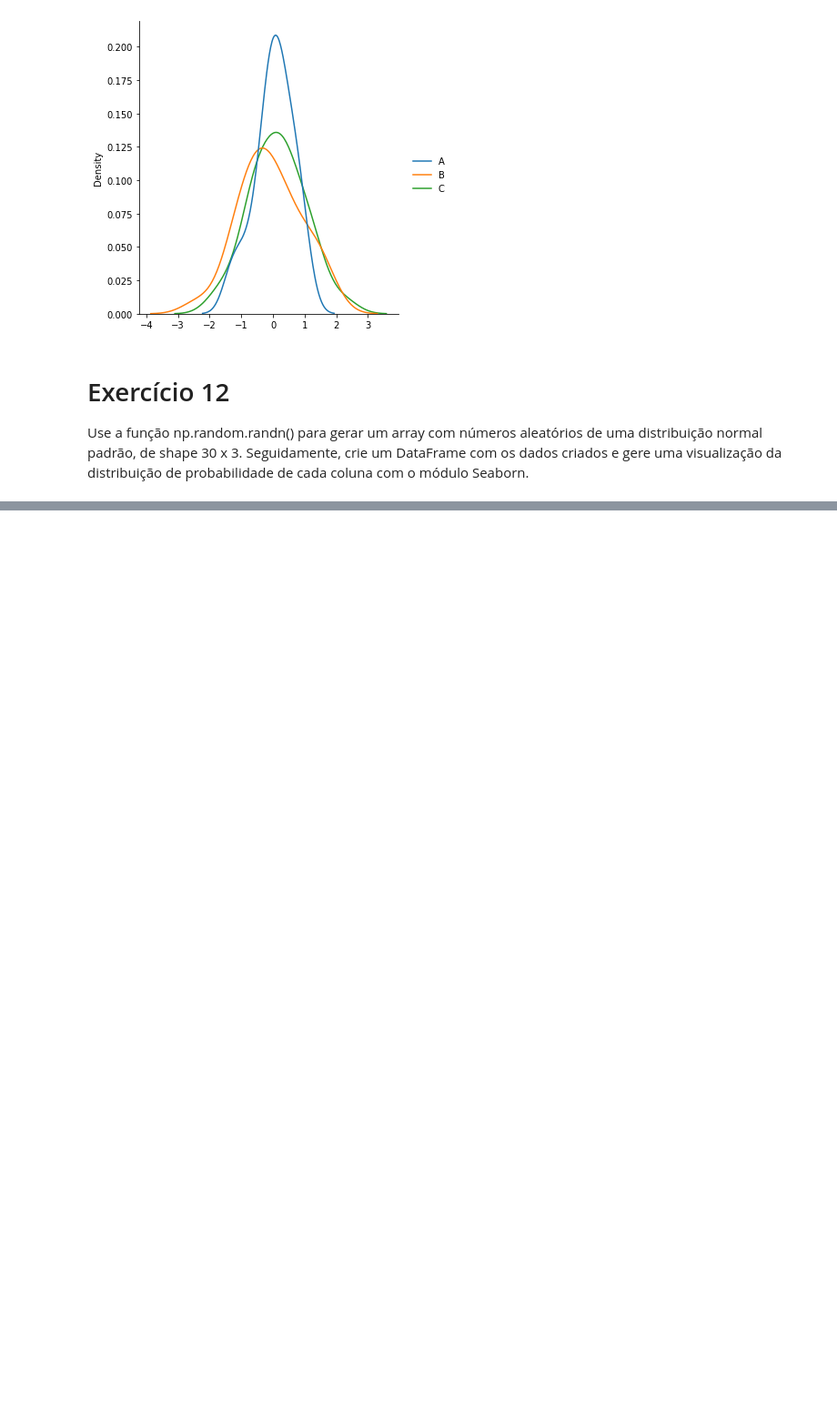
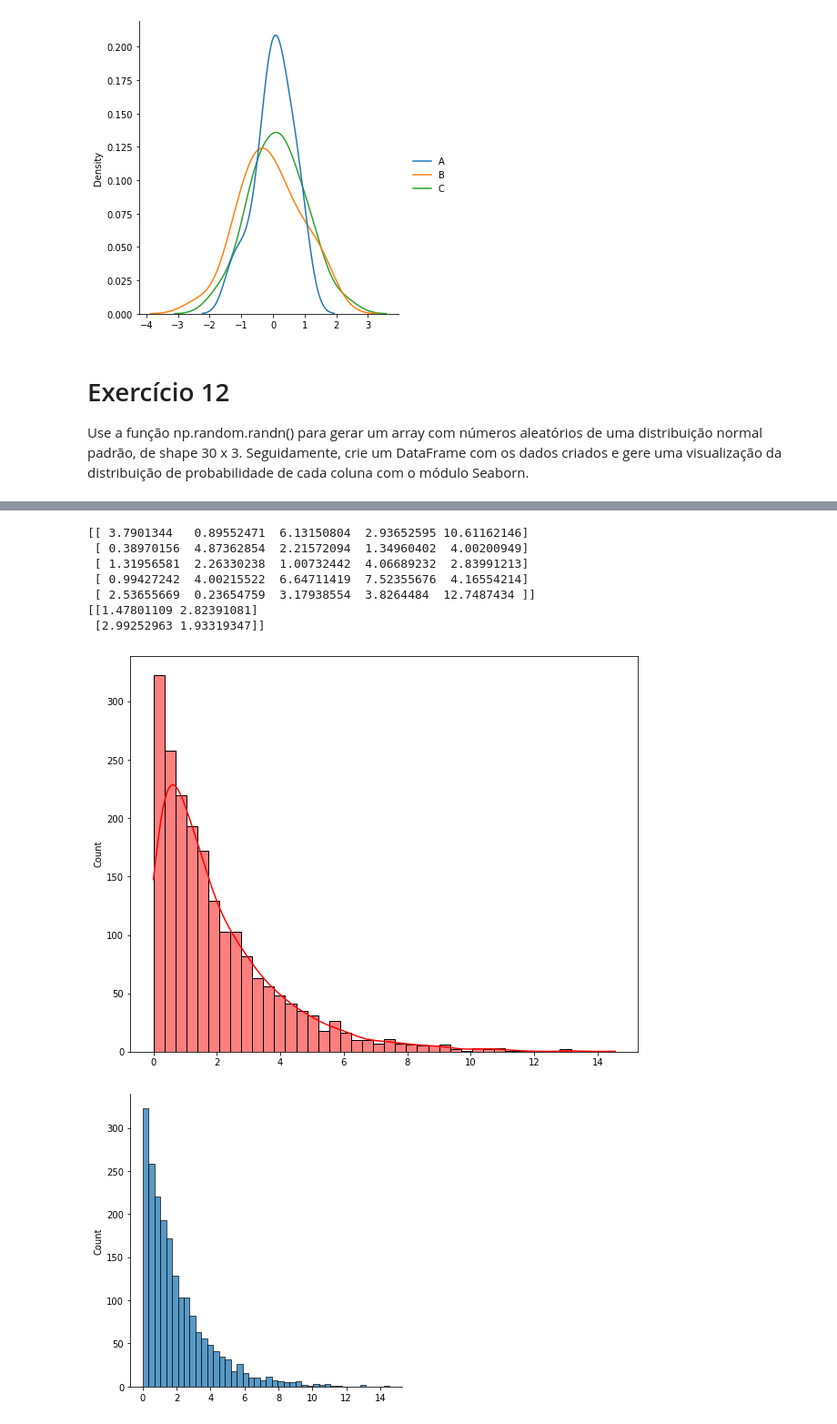
Before and after one commit to carlosedlucas/Exercicios_Data_Science_com_Python, a Jupyter notebook: Random_Numpy.ipynb, the cells around one changed output, grey strips where cells are left out. Shown: that part at 91% size. Saved outputs shown, nothing was run; the diff lists cells and outputs as text; code cells hidden in the pictures; blank space fills up the shorter version.

```diff
--- a/Random_Numpy.ipynb
+++ b/Random_Numpy.ipynb
@@ -226,0 +382,22 @@ Use a função np.random.randn() para gerar um array com números aleatórios de
+# %%
+a = random.chisquare(df=3,size=(5,5))
+print(a)
+b = random.chisquare(df=2,size=2000)
+plt.figure(figsize = (10, 8))
+sns.histplot(b, kde= True, color = 'red');
+sns.displot(b, kind='hist')
+sns.displot(b, kind='kde')
+sns.displot(b, kind='ecdf')
+
+c = random.exponential(scale = 5, size = (2, 2))
+print(c)
+# %% [output]
+[[ 3.7901344   0.89552471  6.13150804  2.93652595 10.61162146]
+ [ 0.38970156  4.87362854  2.21572094  1.34960402  4.00200949]
+ [ 1.31956581  2.26330238  1.00732442  4.06689232  2.83991213]
+ [ 0.99427242  4.00215522  6.64711419  7.52355676  4.16554214]
+ [ 2.53655669  0.23654759  3.17938554  3.8264484  12.7487434 ]]
+[[1.47801109 2.82391081]
+ [2.99252963 1.93319347]]
+[figure, added]
+[figure, added]
```
Also changed, not shown: parts of 20 cells of this notebook.
